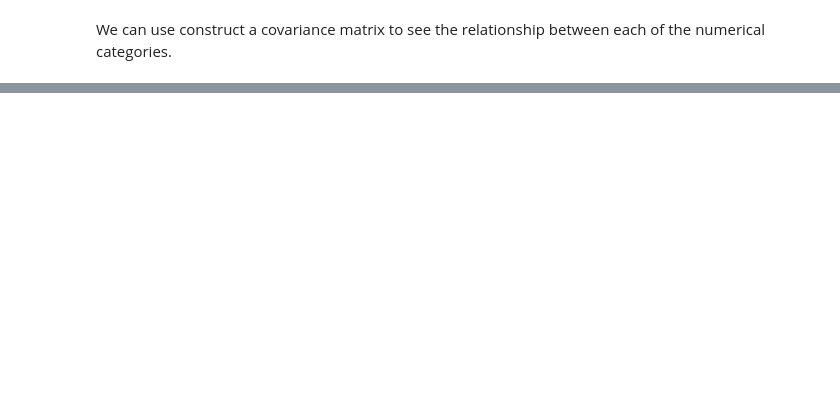
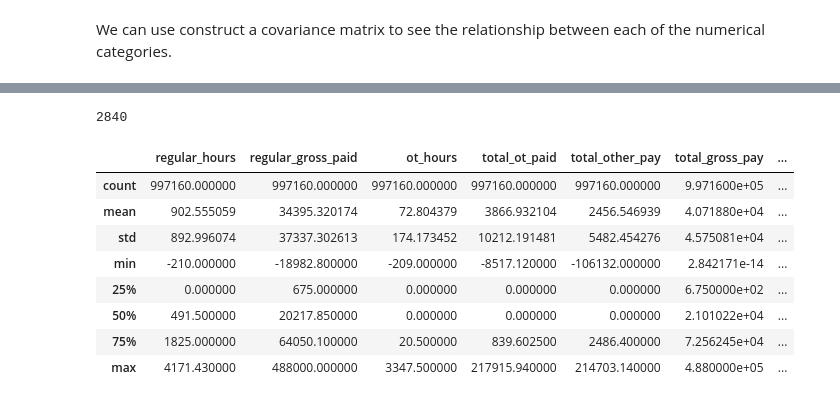
Before and after one commit to defunSM/NYC-Salary-Predictor, a Jupyter notebook: download.ipynb, the cells around one changed output, grey strips where cells are left out. Saved outputs shown, nothing was run; the diff lists cells and outputs as text; code cells hidden in the pictures; blank space fills up the shorter version.

```diff
--- a/download.ipynb
+++ b/download.ipynb
@@ -203,0 +287,6 @@ ValueError: zero-size array to reduction operation fmin which has no identity
+# %%
+# Lets see how many of these rows contain values where the total_gross_pay is negative (2840), we can also check which jobs these are but we'll see its not exactly specific to any one job
+negative_df = results_df[results_df['total_gross_pay'] <= 0]
+negative_df.shape[0]
+# %% [output]
+2840
@@ -203,0 +296,12 @@ ValueError: zero-size array to reduction operation fmin which has no identity
+# %%
+positive_pay_df.describe()
+# %% [output]
+|  | regular_hours | regular_gross_paid | ot_hours | total_ot_paid | total_other_pay | total_gross_pay | ... |
+| count | 997160.000000 | 997160.000000 | 997160.000000 | 997160.000000 | 997160.000000 | 9.971600e+05 | ... |
+| mean | 902.555059 | 34395.320174 | 72.804379 | 3866.932104 | 2456.546939 | 4.071880e+04 | ... |
+| std | 892.996074 | 37337.302613 | 174.173452 | 10212.191481 | 5482.454276 | 4.575081e+04 | ... |
+| min | -210.000000 | -18982.800000 | -209.000000 | -8517.120000 | -106132.000000 | 2.842171e-14 | ... |
+| 25% | 0.000000 | 675.000000 | 0.000000 | 0.000000 | 0.000000 | 6.750000e+02 | ... |
+| 50% | 491.500000 | 20217.850000 | 0.000000 | 0.000000 | 0.000000 | 2.101022e+04 | ... |
+| 75% | 1825.000000 | 64050.100000 | 20.500000 | 839.602500 | 2486.400000 | 7.256245e+04 | ... |
+| max | 4171.430000 | 488000.000000 | 3347.500000 | 217915.940000 | 214703.140000 | 4.880000e+05 | ... |
```
Also changed, not shown: parts of 18 cells of this notebook.
